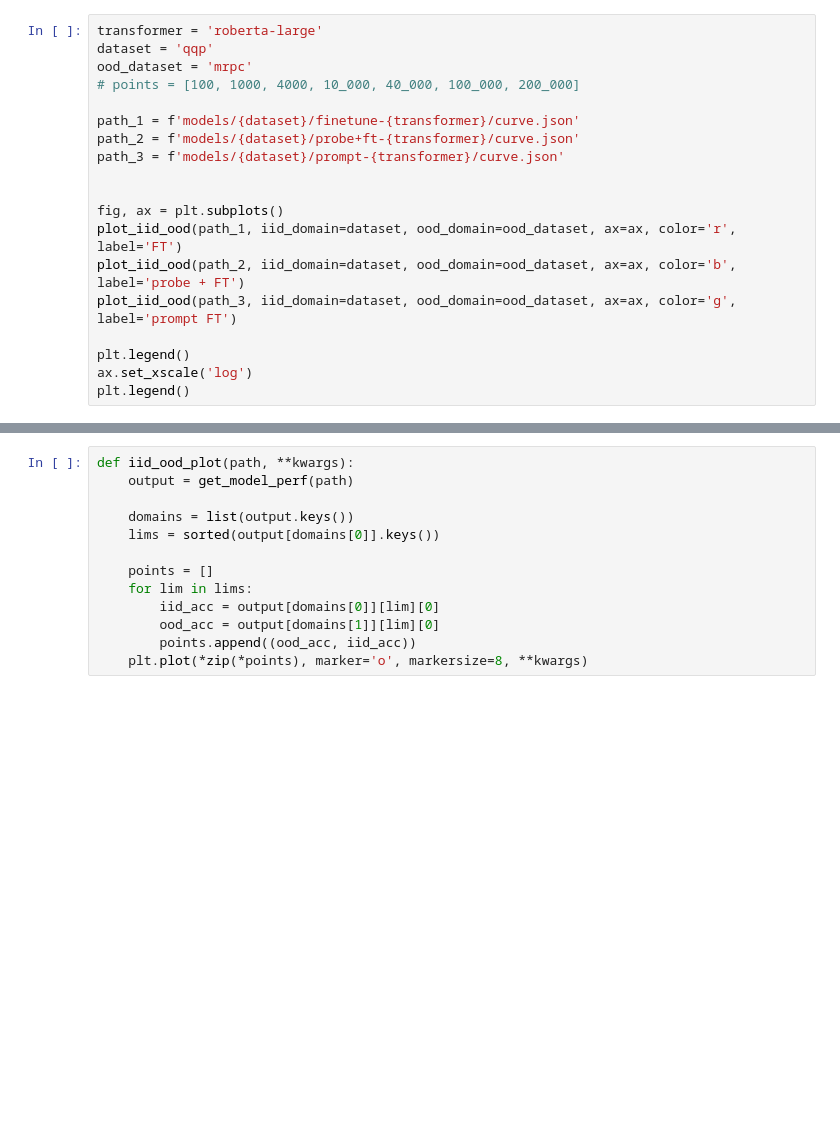
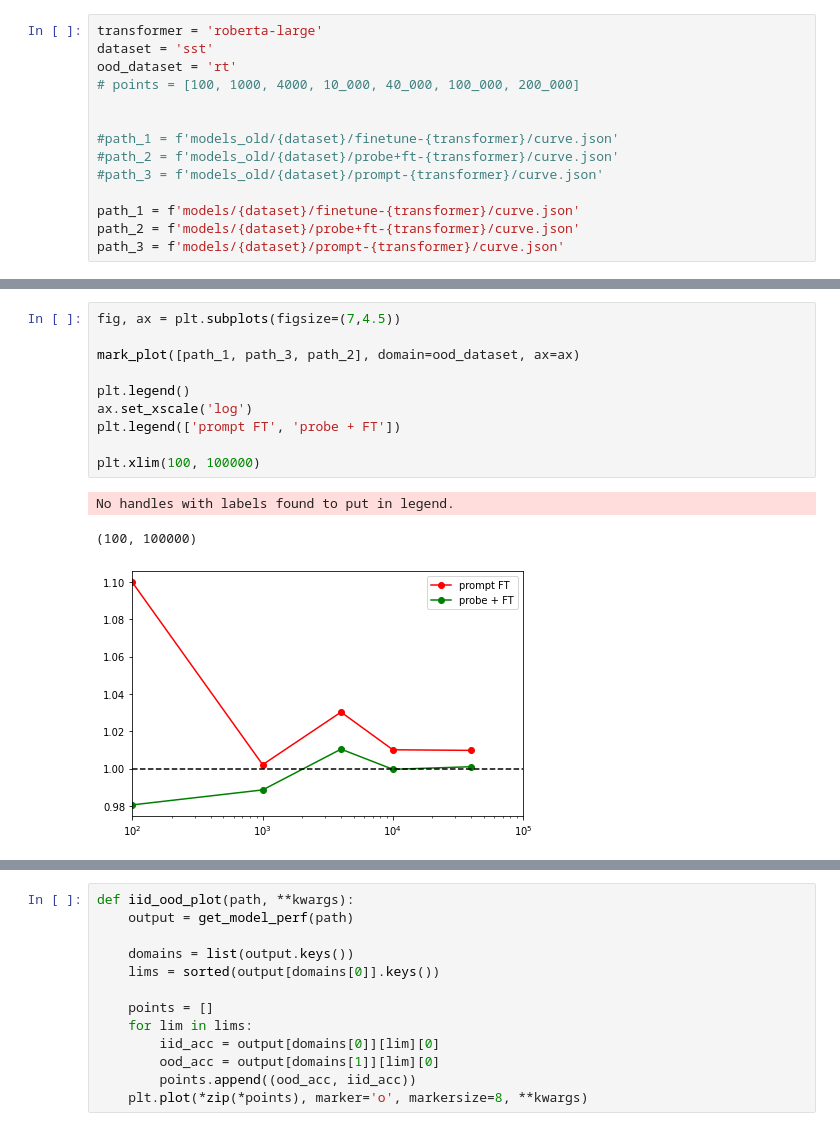
Before and after one commit to rainavyas/prompt-based-finetuning, a Jupyter notebook: experiments/data_curves/plot_results.ipynb, the cells around one changed output, grey strips where cells are left out. Drawn from its saved outputs; the diff is of its cells as text; blank space fills up the shorter version.

```diff
--- a/experiments/data_curves/plot_results.ipynb
+++ b/experiments/data_curves/plot_results.ipynb
@@ -80,19 +116,14 @@ def plot_iid_ood(path, iid_domain='snli', ood_domain='mnli', points=None, ax=Non
 # %%
 transformer = 'roberta-large'
-dataset = 'qqp'
-ood_dataset = 'mrpc'
+dataset = 'sst'
+ood_dataset = 'rt'
 # points = [100, 1000, 4000, 10_000, 40_000, 100_000, 200_000]
+
+
+#path_1 = f'models_old/{dataset}/finetune-{transformer}/curve.json'
+#path_2 = f'models_old/{dataset}/probe+ft-{transformer}/curve.json'
+#path_3 = f'models_old/{dataset}/prompt-{transformer}/curve.json'
 
 path_1 = f'models/{dataset}/finetune-{transformer}/curve.json'
 path_2 = f'models/{dataset}/probe+ft-{transformer}/curve.json'
 path_3 = f'models/{dataset}/prompt-{transformer}/curve.json'
-
-
-fig, ax = plt.subplots()
-plot_iid_ood(path_1, iid_domain=dataset, ood_domain=ood_dataset, ax=ax, color='r', label='FT')
-plot_iid_ood(path_2, iid_domain=dataset, ood_domain=ood_dataset, ax=ax, color='b', label='probe + FT')
-plot_iid_ood(path_3, iid_domain=dataset, ood_domain=ood_dataset, ax=ax, color='g', label='prompt FT')
-
-plt.legend()
-ax.set_xscale('log')
-plt.legend()
@@ -134,0 +151,14 @@ FileNotFoundError: [Errno 2] No such file or directory: 'models/sst/freeze-rober
+# %%
+fig, ax = plt.subplots(figsize=(7,4.5))
+
+mark_plot([path_1, path_3, path_2], domain=ood_dataset, ax=ax)
+
+plt.legend()
+ax.set_xscale('log')
+plt.legend(['prompt FT', 'probe + FT'])
+
+plt.xlim(100, 100000)
+# %% [output]
+No handles with labels found to put in legend.
+(100, 100000)
+[figure, added]
```
Also changed, not shown: parts of 10 cells of this notebook, 6 other files.
